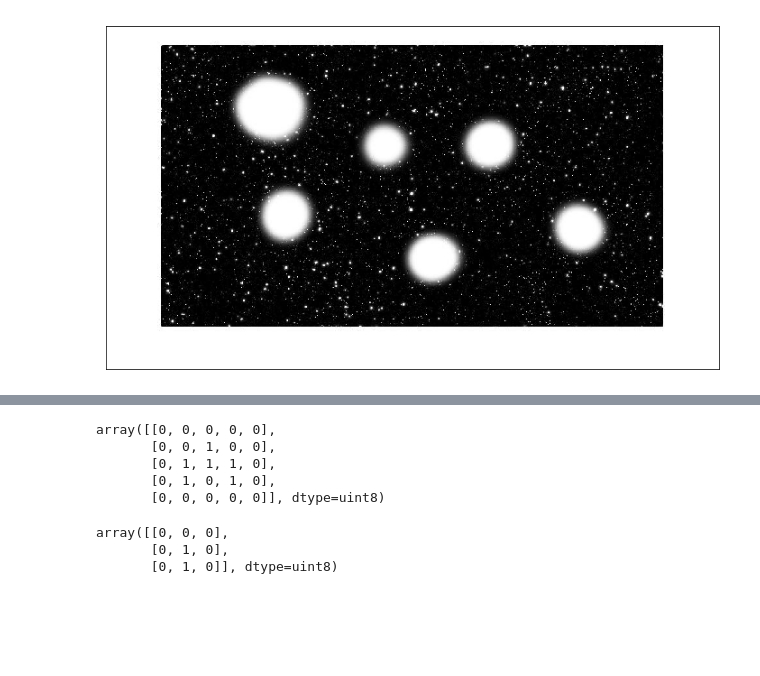
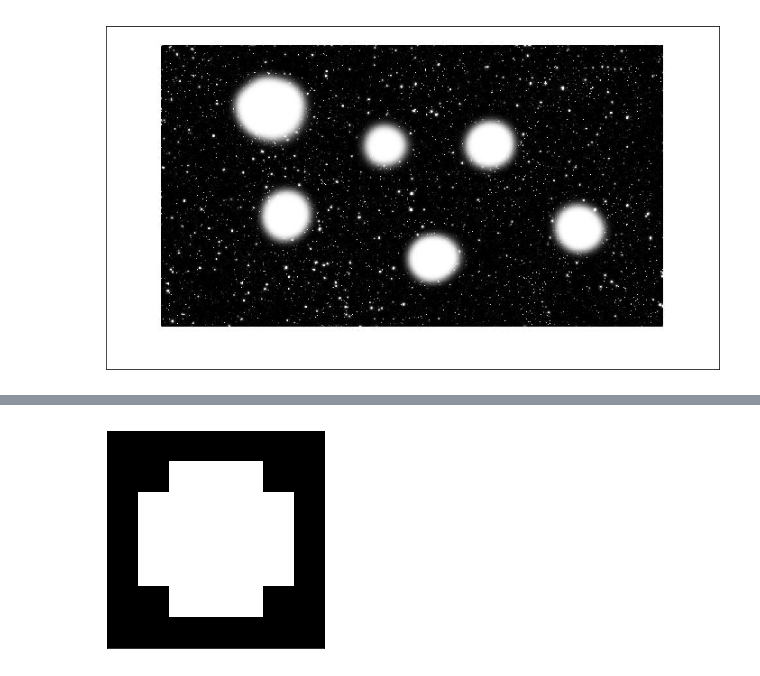
Before and after one commit to achiaver/computer_vision, a Jupyter notebook: trabalho_03/notebook/trabalho_03.ipynb, the cells around one changed output, grey strips where cells are left out. Drawn from its saved outputs; the diff is of its cells as text; code cells hidden in the pictures; blank space fills up the shorter version.

```diff
--- a/trabalho_03/notebook/trabalho_03.ipynb
+++ b/trabalho_03/notebook/trabalho_03.ipynb
@@ -69,8 +57,0 @@ test1 = np.array([[0,0,0,0,0],[0,0,1,0,0],[0,1,1,1,0],[0,1,0,1,0],[0,0,0,0,0]]).
-# %%
-test1
-# %% [output]
-array([[0, 0, 0, 0, 0],
-       [0, 0, 1, 0, 0],
-       [0, 1, 1, 1, 0],
-       [0, 1, 0, 1, 0],
-       [0, 0, 0, 0, 0]], dtype=uint8)
@@ -79,6 +57,0 @@ B = np.array([[0,0,0],[0,1,0],[0,1,0]]).astype('uint8')
-# %%
-B
-# %% [output]
-array([[0, 0, 0],
-       [0, 1, 0],
-       [0, 1, 0]], dtype=uint8)
@@ -84,0 +60,7 @@ array([[0, 0, 0],
+# %%
+plt.imshow(disk, cmap = 'gray')
+plt.xticks([])
+plt.yticks([])
+plt.show()
+# %% [output]
+[figure, added]
```
Also changed, not shown: parts of 12 cells of this notebook.
